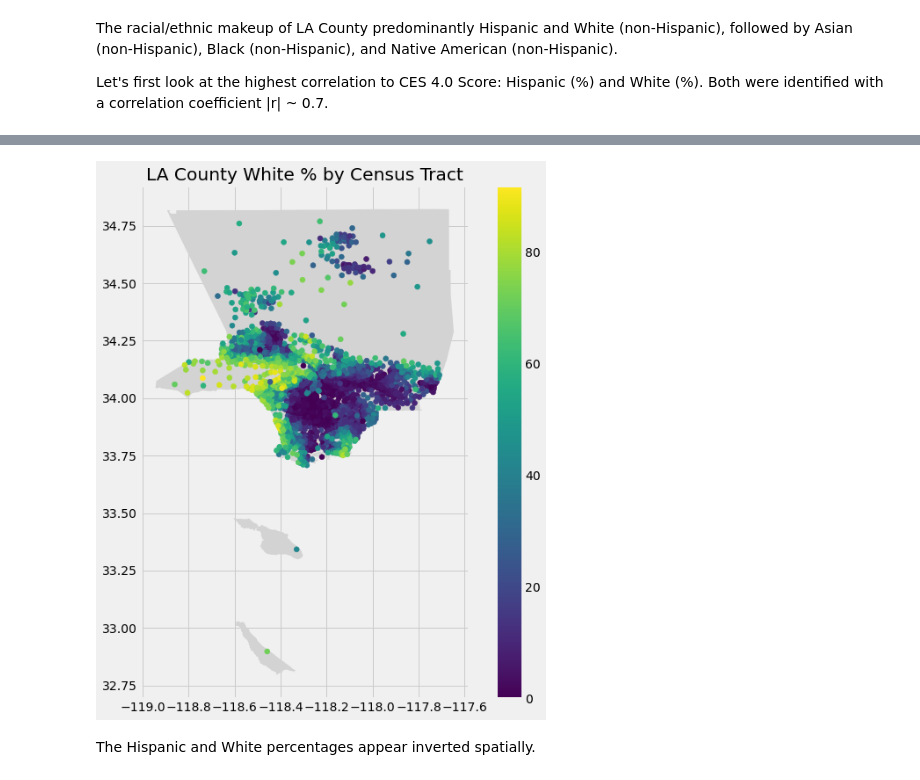
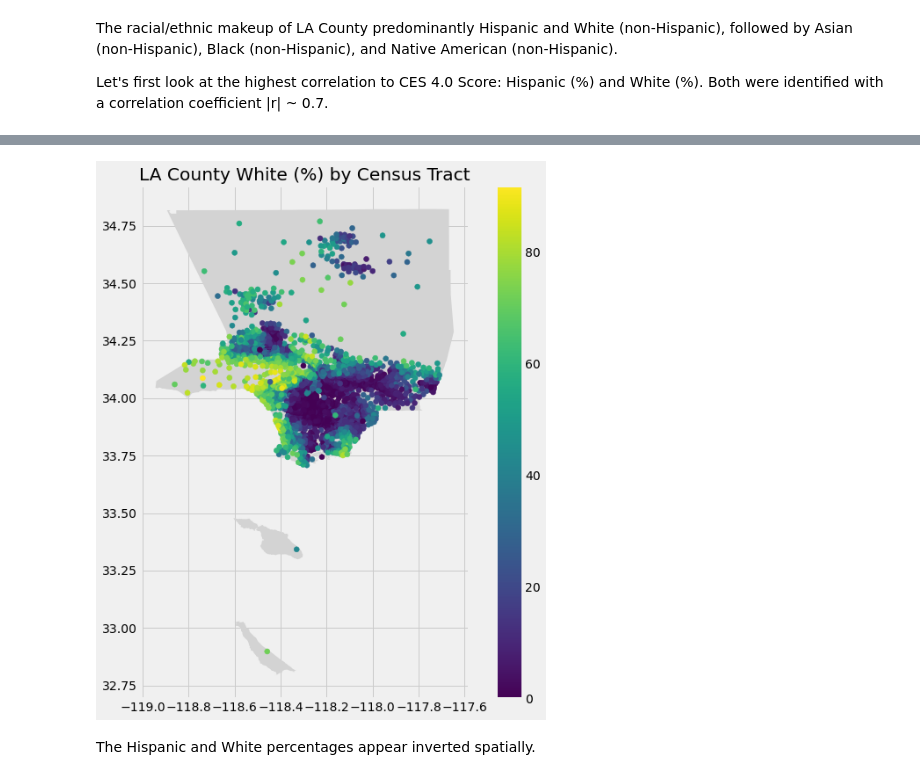
Before and after one commit to carlosortizdev/Thesis, a Jupyter notebook: notebooks/2.EDA.ipynb, the cells around one changed output, grey strips where cells are left out. Cells and saved outputs as stored; diff of their text form; code cells hidden in the pictures.

```diff
--- a/notebooks/2.EDA.ipynb
+++ b/notebooks/2.EDA.ipynb
@@ -102,9 +102,9 @@ plt.title("LA County Hispanic % by Census Tract");
 # %%
 fig, ax = plt.subplots(figsize = (10,10))
 shape_la.plot(ax=ax, color='lightgrey')
 gpd_la.plot(column='White (%)', ax=ax, legend=True)
-plt.title("LA County White % by Census Tract");
+plt.title("LA County White (%) by Census Tract");
 # %% [output]
-[figure, old version]
+[figure, new version]
 # %% [markdown]
 The Hispanic and White percentages appear inverted spatially.
```
Also changed, not shown: parts of 1 cell of this notebook, 56 other files.
